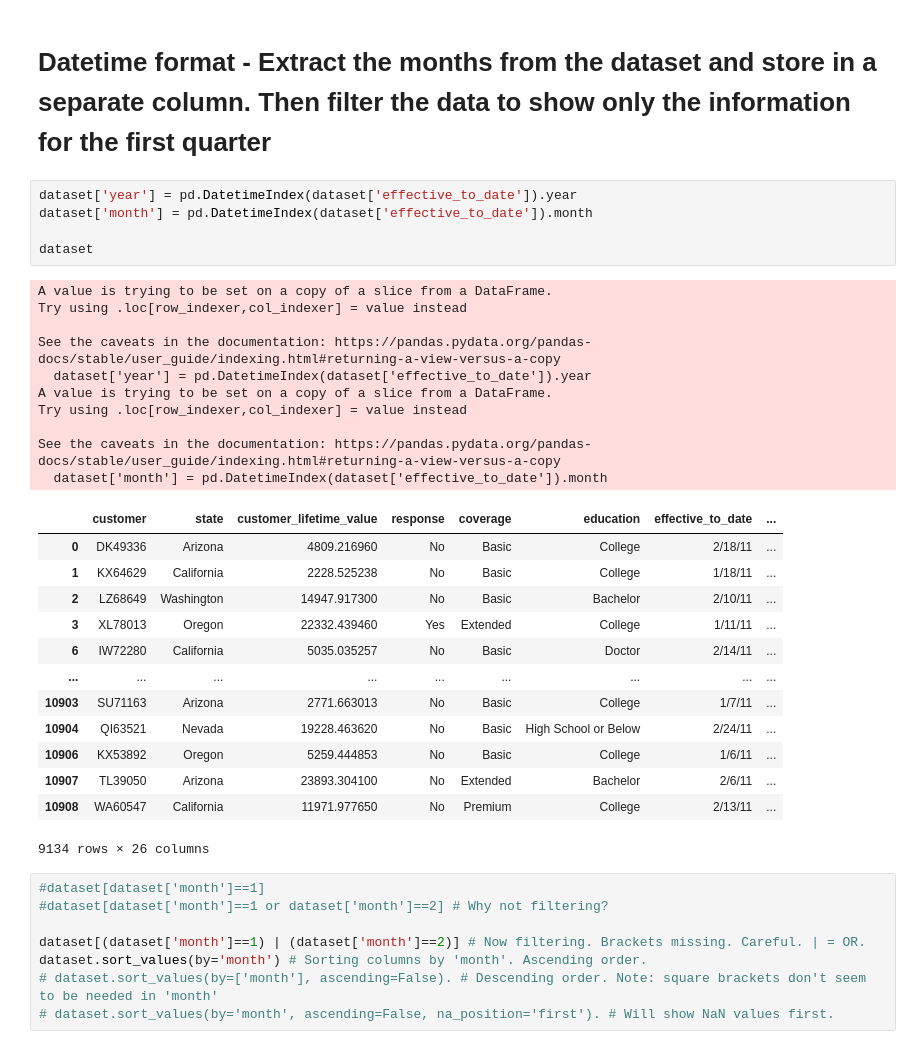
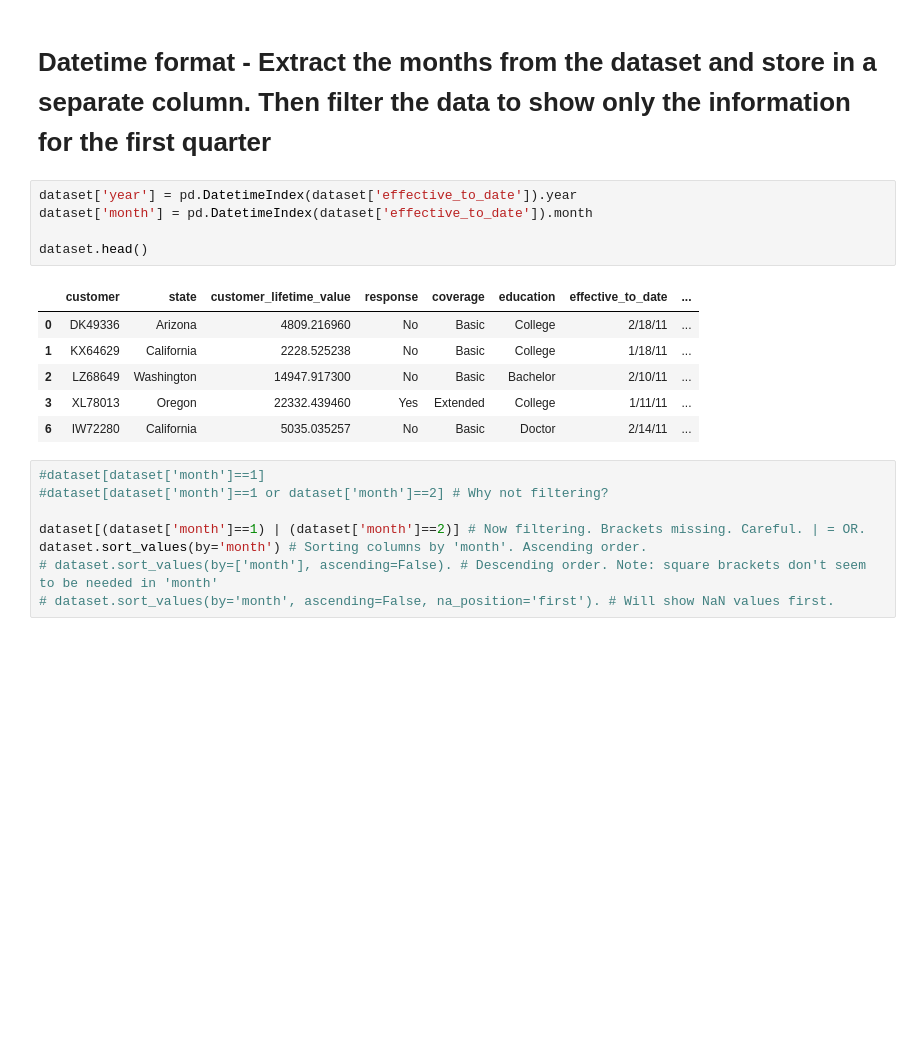
Before and after one commit to lleonrivero/lab-customer-analysis-round-2, a Jupyter notebook: homework/labs/Rounds 2, 3, 4, 5, 6, 7 & Final.ipynb, the cells around one changed output. Cells and saved outputs as stored; diff of their text form; blank space fills up the shorter version.

```diff
--- a/homework/labs/Rounds 2, 3, 4, 5, 6, 7 & Final.ipynb
+++ b/homework/labs/Rounds 2, 3, 4, 5, 6, 7 & Final.ipynb
@@ -225,32 +133,15 @@ Name: income, Length: 5694, dtype: int64
 # %%
 dataset['year'] = pd.DatetimeIndex(dataset['effective_to_date']).year
 dataset['month'] = pd.DatetimeIndex(dataset['effective_to_date']).month
 
-dataset
+dataset.head()
 # %% [output]
-A value is trying to be set on a copy of a slice from a DataFrame.
-Try using .loc[row_indexer,col_indexer] = value instead
-
-See the caveats in the documentation: https://pandas.pydata.org/pandas-docs/stable/user_guide/indexing.html#returning-a-view-versus-a-copy
-  dataset['year'] = pd.DatetimeIndex(dataset['effective_to_date']).year
-A value is trying to be set on a copy of a slice from a DataFrame.
-Try using .loc[row_indexer,col_indexer] = value instead
-
-See the caveats in the documentation: https://pandas.pydata.org/pandas-docs/stable/user_guide/indexing.html#returning-a-view-versus-a-copy
-  dataset['month'] = pd.DatetimeIndex(dataset['effective_to_date']).month
 |  | customer | state | customer_lifetime_value | response | coverage | education | effective_to_date | ... |
 | 0 | DK49336 | Arizona | 4809.216960 | No | Basic | College | 2/18/11 | ... |
 | 1 | KX64629 | California | 2228.525238 | No | Basic | College | 1/18/11 | ... |
 | 2 | LZ68649 | Washington | 14947.917300 | No | Basic | Bachelor | 2/10/11 | ... |
 | 3 | XL78013 | Oregon | 22332.439460 | Yes | Extended | College | 1/11/11 | ... |
 | 6 | IW72280 | California | 5035.035257 | No | Basic | Doctor | 2/14/11 | ... |
-| ... | ... | ... | ... | ... | ... | ... | ... | ... |
-| 10903 | SU71163 | Arizona | 2771.663013 | No | Basic | College | 1/7/11 | ... |
-| 10904 | QI63521 | Nevada | 19228.463620 | No | Basic | High School or Below | 2/24/11 | ... |
-| 10906 | KX53892 | Oregon | 5259.444853 | No | Basic | College | 1/6/11 | ... |
-| 10907 | TL39050 | Arizona | 23893.304100 | No | Extended | Bachelor | 2/6/11 | ... |
-| 10908 | WA60547 | California | 11971.977650 | No | Premium | College | 2/13/11 | ... |
-9134 rows × 26 columns
 # %%
 #dataset[dataset['month']==1]
 #dataset[dataset['month']==1 or dataset['month']==2] # Why not filtering?
```
Also changed, not shown: parts of 89 cells of this notebook.
